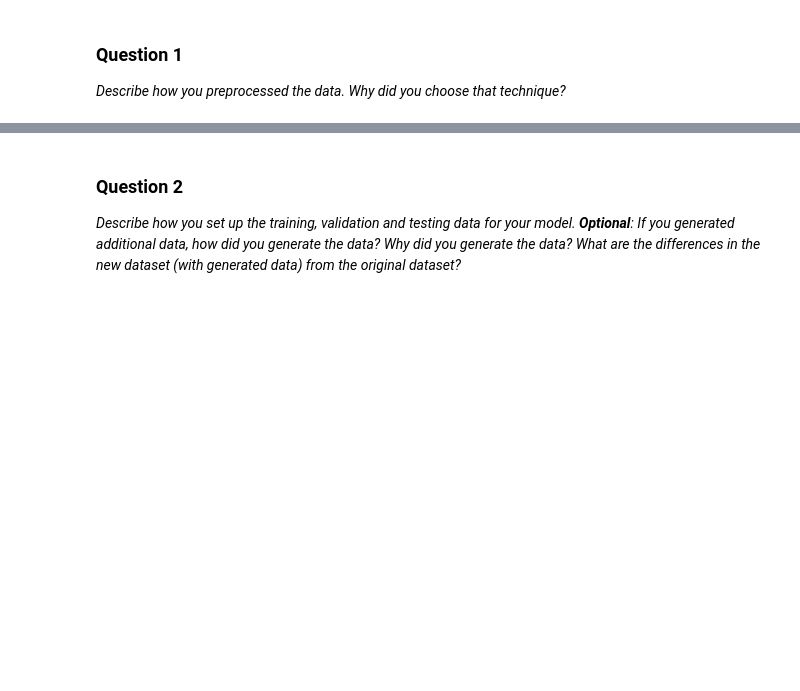
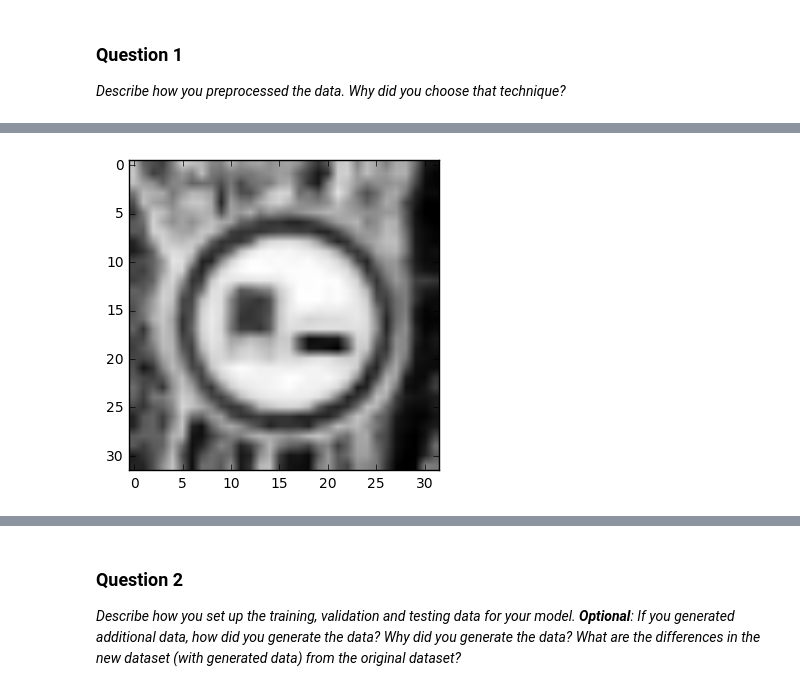
Before and after one commit to gada1982/CarND-Traffic-Sign-Classifier-Project, a Jupyter notebook: Traffic_Sign_Classifier.ipynb, the cells around one changed output, grey strips where cells are left out. Cells and saved outputs as stored; diff of their text form; code cells hidden in the pictures; blank space fills up the shorter version.

```diff
--- a/Traffic_Sign_Classifier.ipynb
+++ b/Traffic_Sign_Classifier.ipynb
@@ -179,0 +182,82 @@ _Describe how you preprocessed the data. Why did you choose that technique?_
+# %%
+#Generate data additional data
+
+# Show some information about the training set
+count_biggest_class = 0
+total_number_images_unmod = 0
+w, h = 3, 43
+info_classes = [[0 for x in range(w)] for y in range(h)]
+
+# Set the class IDs in the first column
+for i in range(0, len(info_classes)):
+    info_classes[i][0] = i
+
+# Count the number of images per class and write it in the second and third column
+for i in range(len(y_train)):
+    count = y_train[i]
+    info_classes[count][1] += 1
+    info_classes[count][2] += 1
+
+# Find the class with the most images
+for i in range(0, len(info_classes)):
+    total_number_images_unmod += info_classes[i][1]
+    if info_classes[i][1] > count_biggest_class:
+        count_biggest_class = info_classes[i][1]
+
+# TODO rewrite it:
+# code found here https://github.com/vxy10/ImageAugmentation/blob/master/img_transform_NB.ipynb
+# https://medium.com/@vivek.yadav/dealing-with-unbalanced-data-generating-additional-data-by-jittering-the-original-image-7497fe2119c3#.wlzus6b12
+def transform_image(img,ang_range,shear_range,trans_range):
+    '''
+    This function transforms images to generate new images.
+    The function takes in following arguments,
+    1- Image
+    2- ang_range: Range of angles for rotation
+    3- shear_range: Range of values to apply affine transform to
+    4- trans_range: Range of values to apply translations over.
+
+    A Random uniform distribution is used to generate different parameters for transformation
+
+    '''
+    # Rotation
+    ang_rot = np.random.uniform(ang_range)-ang_range/2
+    rows,cols,ch = img.shape
+    Rot_M = cv2.getRotationMatrix2D((cols/2,rows/2),ang_rot,1)
+
+    # Translation
+    tr_x = trans_range*np.random.uniform()-trans_range/2
+    tr_y = trans_range*np.random.uniform()-trans_range/2
+    Trans_M = np.float32([[1,0,tr_x],[0,1,tr_y]])
+
+    # Shear
+    pts1 = np.float32([[5,5],[20,5],[5,20]])
+
+    pt1 = 5+shear_range*np.random.uniform()-shear_range/2
+    pt2 = 20+shear_range*np.random.uniform()-shear_range/2
+
+    # Brightness
+    pts2 = np.float32([[pt1,5],[pt2,pt1],[5,pt2]])
+
+    shear_M = cv2.getAffineTransform(pts1,pts2)
+
+    img = cv2.warpAffine(img,Rot_M,(cols,rows))
+    img = cv2.warpAffine(img,Trans_M,(cols,rows))
+    img = cv2.warpAffine(img,shear_M,(cols,rows))
+
+    return img
+
+def get_random_image(img_pack):
+    # print a random image of a img_pack and its label
+    index = random.randint(0, len(img_pack))
+    image = img_pack[index].squeeze()
+    return image
+
+# Only for testing -> Default is 0, set to 1 to test
+test_debug = 1
+if test_debug == 1:
+    testimage = get_random_image(X_train)
+    # What's the shape of an traffic sign image?
+    testimage_shape = testimage.shape
+    print('Shape: ' + str(testimage_shape))
+    plt.imshow(testimage, cmap='gray')
+# %% [output]
@@ -179,0 +265 @@ _Describe how you preprocessed the data. Why did you choose that technique?_
+[figure, added]
```
Also changed, not shown: parts of 16 cells of this notebook.
